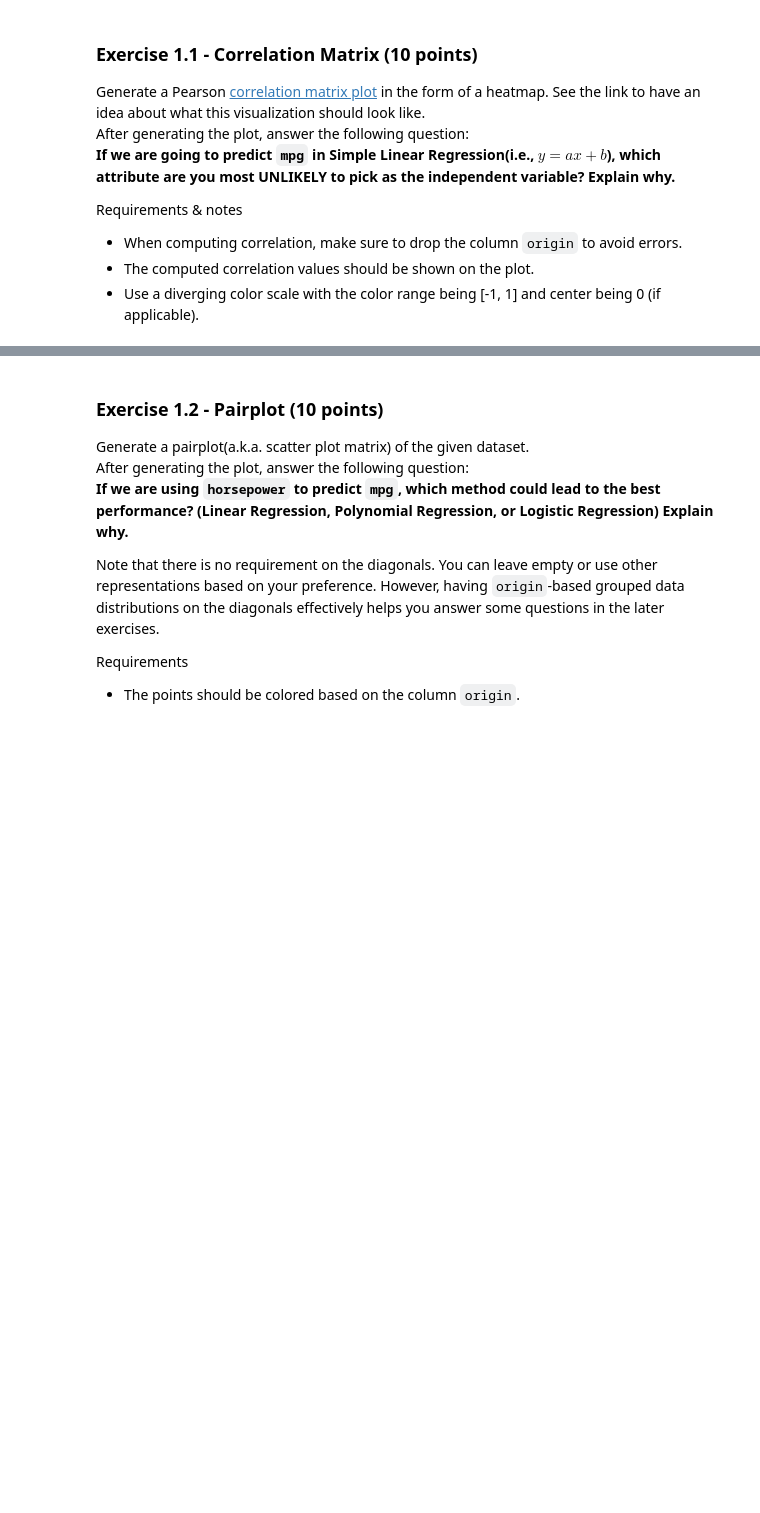
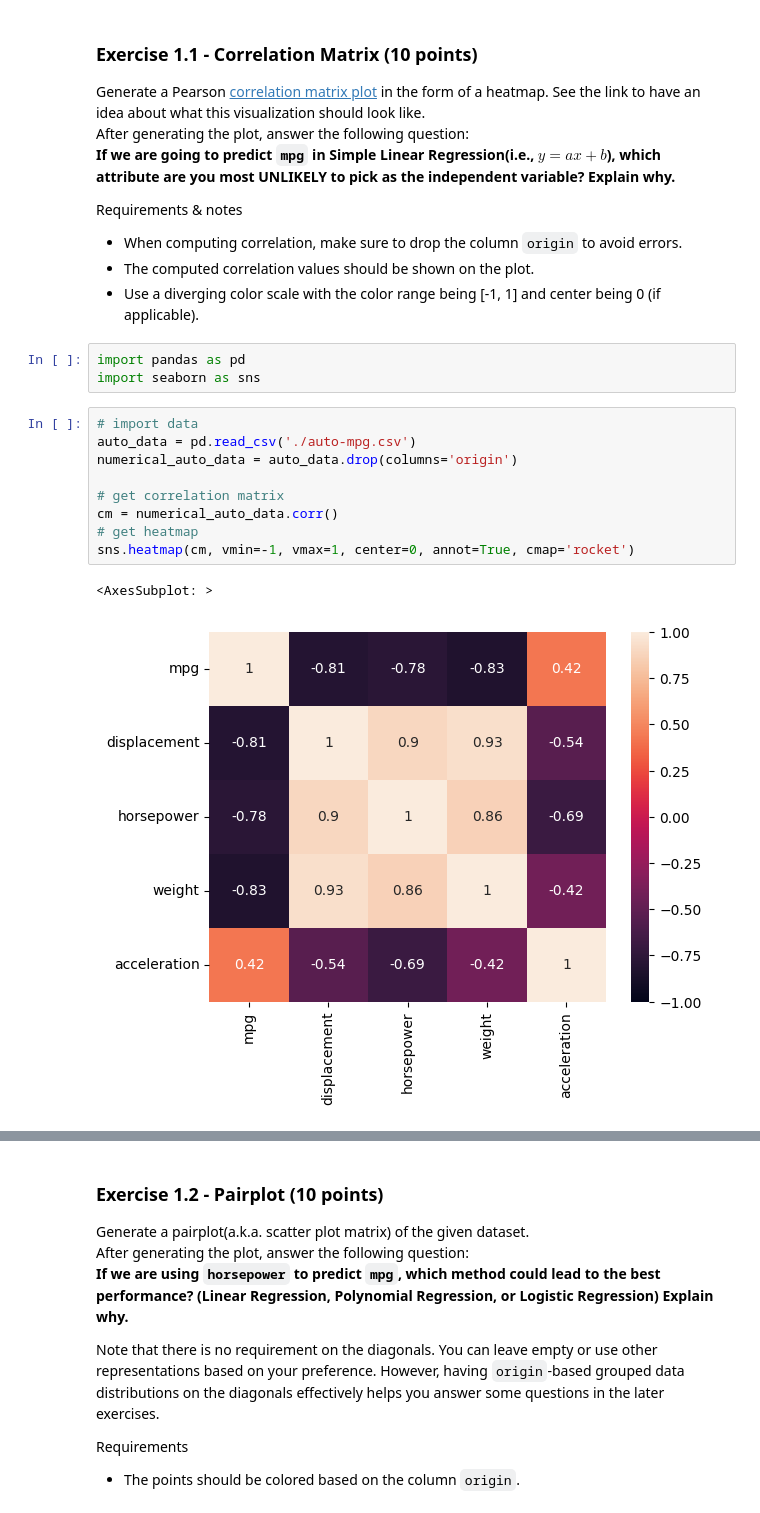
Before and after one commit to stack-dylan/intro-ml-hw, a Jupyter notebook: HW1/HW1.ipynb, the cells around one changed output, grey strips where cells are left out. Cells and saved outputs as stored; diff of their text form; blank space fills up the shorter version.

```diff
--- a/HW1/HW1.ipynb
+++ b/HW1/HW1.ipynb
@@ -34,3 +34,18 @@ Requirements & notes
  - When computing correlation, make sure to drop the column ``origin`` to avoid errors.
  - The computed correlation values should be shown on the plot.
  - Use a diverging color scale with the color range being \[-1, 1\] and center being 0 (if applicable).
+# %%
+import pandas as pd
+import seaborn as sns
+# %%
+# import data
+auto_data = pd.read_csv('./auto-mpg.csv')
+numerical_auto_data = auto_data.drop(columns='origin')
+
+# get correlation matrix
+cm = numerical_auto_data.corr()
+# get heatmap
+sns.heatmap(cm, vmin=-1, vmax=1, center=0, annot=True, cmap='rocket')
+# %% [output]
+<AxesSubplot: >
+[figure, added]
```
Also changed, not shown: parts of 3 cells of this notebook.
